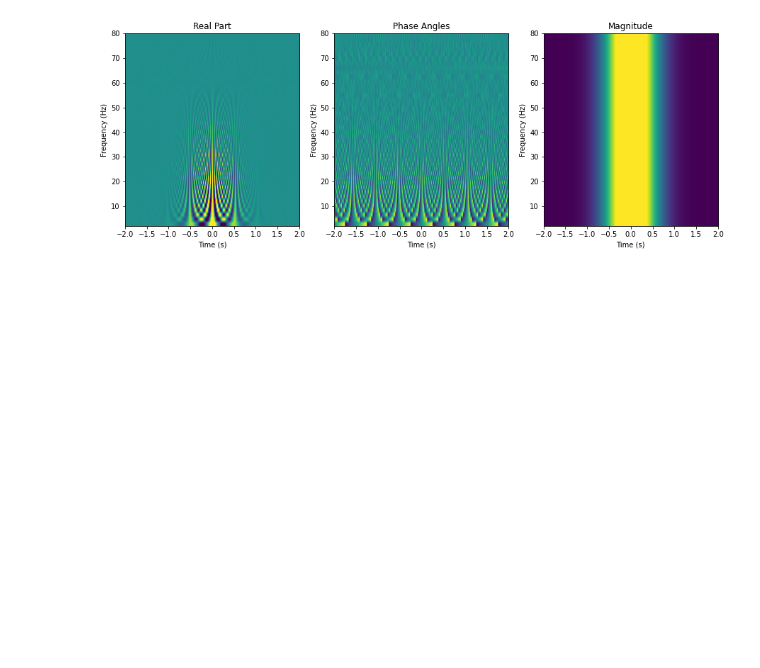
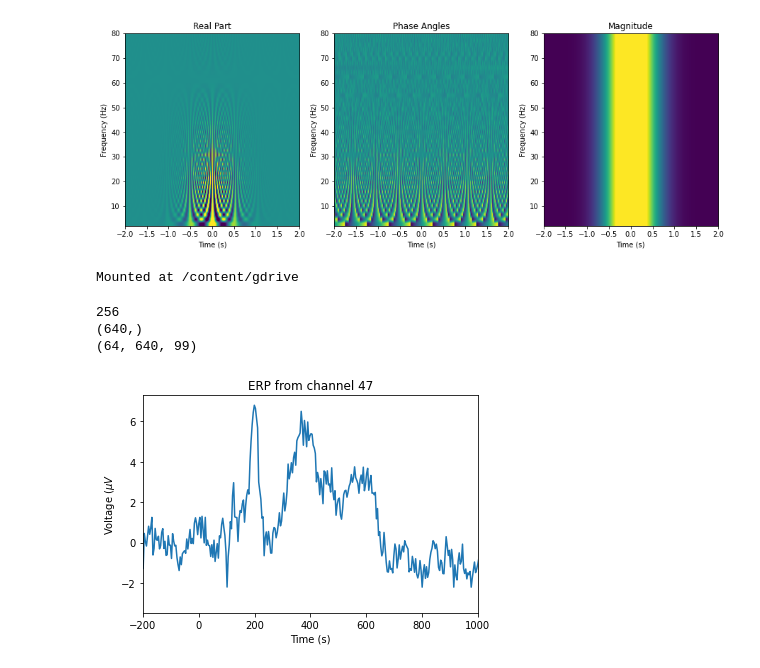
Before and after one commit to npinak/Python-Projects, a Jupyter notebook: EEG_Analysis/EEG_Data.ipynb, the cells around one changed output. Drawn from its saved outputs; the diff is of its cells as text; code cells hidden in the pictures; blank space fills up the shorter version.

```diff
--- a/EEG_Analysis/EEG_Data.ipynb
+++ b/EEG_Analysis/EEG_Data.ipynb
@@ -118,3 +118,39 @@ ax[2].set_title('Magnitude')
 plt.show()
 # %% [output]
 [figure]
+# %%
+# Import data
+
+from google.colab import drive
+drive.mount('/content/gdrive')
+# %% [output]
+Mounted at /content/gdrive
+# %%
+EEG = loadmat ('/content/gdrive/MyDrive/Colab Notebooks/Data/MasterPython_CodeAndData/timeFrequencyAnalysis/sampleEEGdata.mat')
+
+
+
+times = np.squeeze(EEG['EEG'][0][0][14])
+data  = EEG['EEG'][0][0][15]
+fs    = EEG['EEG'][0][0][11][0][0].astype(int) # sampling rate
+
+print(fs)
+print(np.shape(times))
+print(np.shape(data))
+# %% [output]
+256
+(640,)
+(64, 640, 99)
+# %%
+# Create the event-related potential (ERP)
+
+erp = np.mean(data[46,:,:], axis = 1)
+
+plt.plot(times,erp)
+plt.xlim([-200,1000])
+plt.xlabel('Time (s)')
+plt.ylabel('Voltage ($\mu V$')
+plt.title('ERP from channel 47')
+plt.show()
+# %% [output]
+[figure, added]
```
Also changed, not shown: parts of 6 cells of this notebook.
